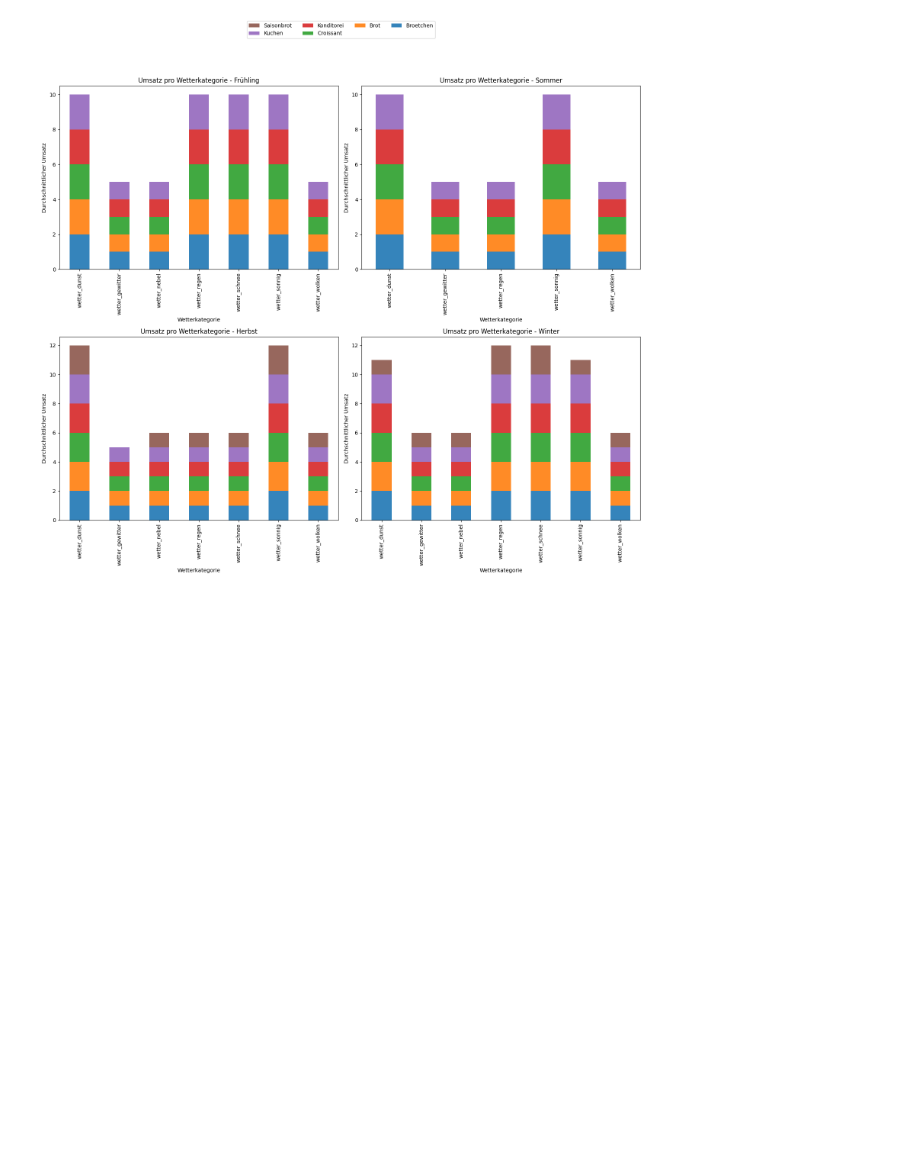
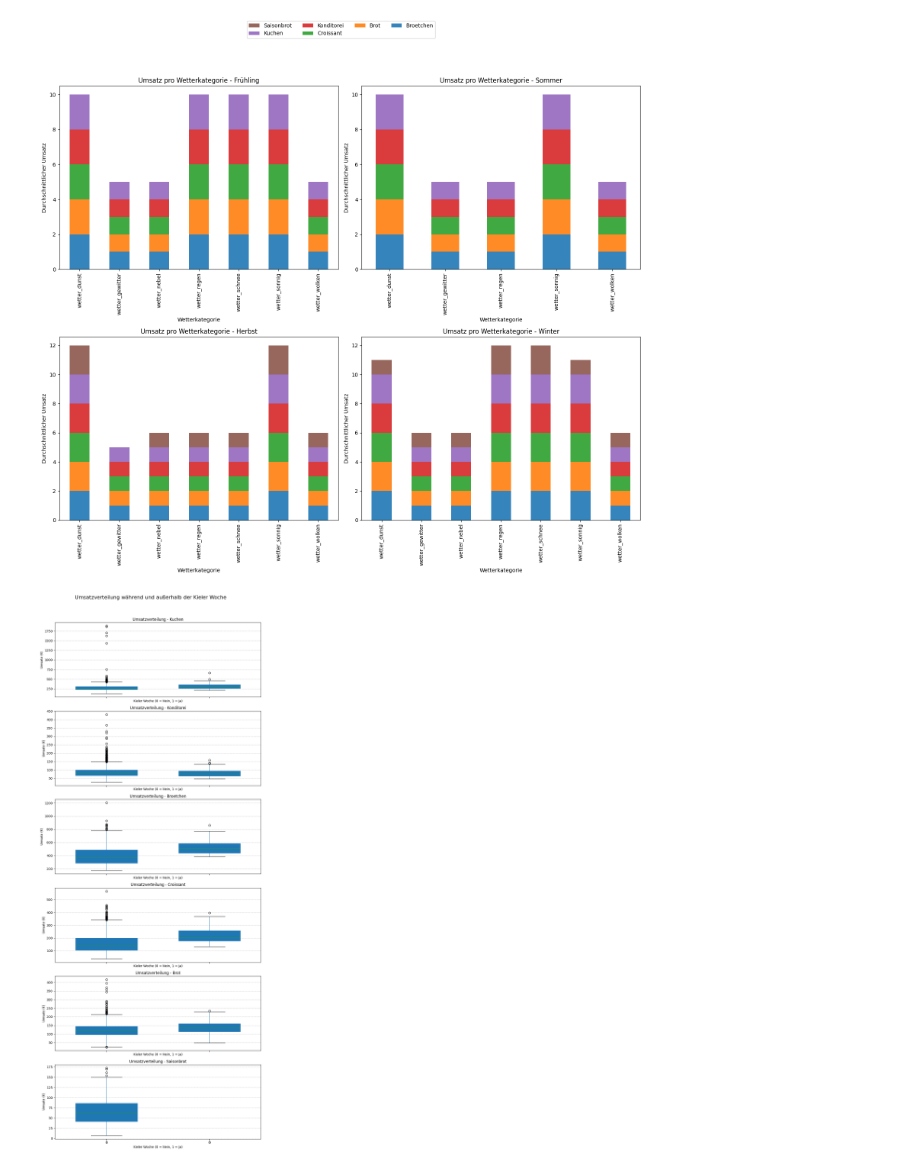
Before and after one commit to Heidikowski/Bakery-Project, a Jupyter notebook: 0_DataPreparation/Code/grafiken_umsatz.ipynb, the cells around one changed output. Saved outputs shown, nothing was run; the diff lists cells and outputs as text; code cells hidden in the pictures; blank space fills up the shorter version.

```diff
--- a/0_DataPreparation/Code/grafiken_umsatz.ipynb
+++ b/0_DataPreparation/Code/grafiken_umsatz.ipynb
@@ -223,3 +223,46 @@ plt.tight_layout(rect=[0, 0, 1, 0.95])
 plt.show()
 # %% [output]
 [figure]
+# %%
+#Boxplots mit durchschn. Umsatzwerten für jede Backwaren-Kategorie, während und außerhalb Kieler Woche
+
+import pandas as pd
+import matplotlib.pyplot as plt
+
+# Datensatz einlesen
+umsatz_gesamt = pd.read_csv('/workspaces/Bakery-Project/0_DataPreparation/Data/umsatz_gesamt.csv', sep=',')
+
+# Daten vorbereiten
+kategorien = umsatz_gesamt['Kategorie'].unique()  # Alle einzigartigen Kategorien abrufen
+
+# Subplots erstellen
+fig, axes = plt.subplots(len(kategorien), 1, figsize=(10, len(kategorien) * 4), sharex=True)
+
+# Für jede Kategorie Boxplots erstellen
+for i, kategorie in enumerate(kategorien):
+    ax = axes[i]
+    # Daten für die aktuelle Kategorie filtern
+    kategorie_data = umsatz_gesamt[umsatz_gesamt['Kategorie'] == kategorie]
+
+    # Boxplot erstellen: Umsatz getrennt nach Kieler Woche (0 und 1)
+    kategorie_data.boxplot(
+        column='Umsatz',
+        by='KielerWoche',
+        ax=ax,
+        grid=False,
+        widths=0.6,
+        patch_artist=True
+    )
+
+    # Achsentitel und Diagrammtitel setzen
+    ax.set_title(f'Umsatzverteilung - {kategorie}', fontsize=12)
+    ax.set_xlabel('Kieler Woche (0 = Nein, 1 = Ja)', fontsize=10)
+    ax.set_ylabel('Umsatz (€)', fontsize=10)
+    ax.grid(True, axis='y', linestyle='--', alpha=0.7)
+
+# Übergeordneten Titel hinzufügen
+plt.suptitle('Umsatzverteilung während und außerhalb der Kieler Woche', fontsize=16, y=1.02)
+plt.tight_layout()
+plt.show()
+# %% [output]
+[figure, added]
```
Also changed, not shown: parts of 3 cells of this notebook, 1 other file.
